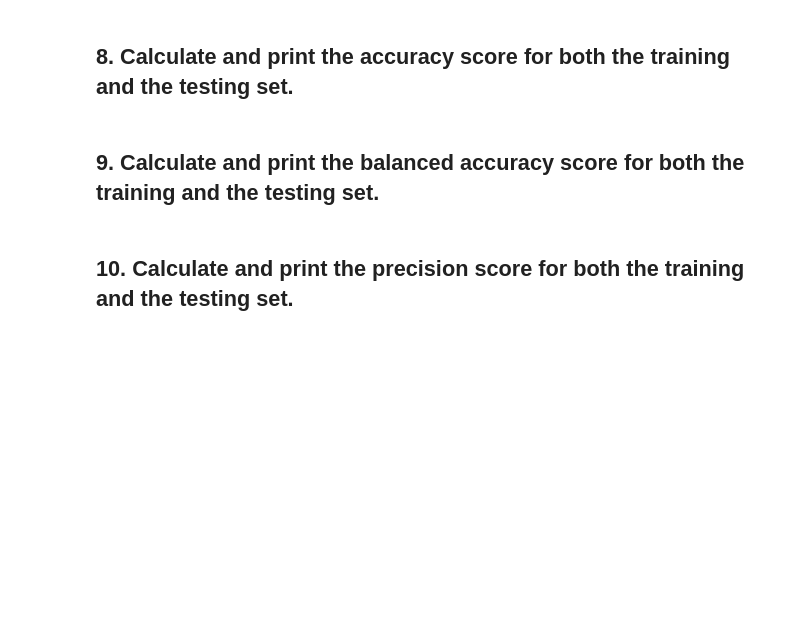
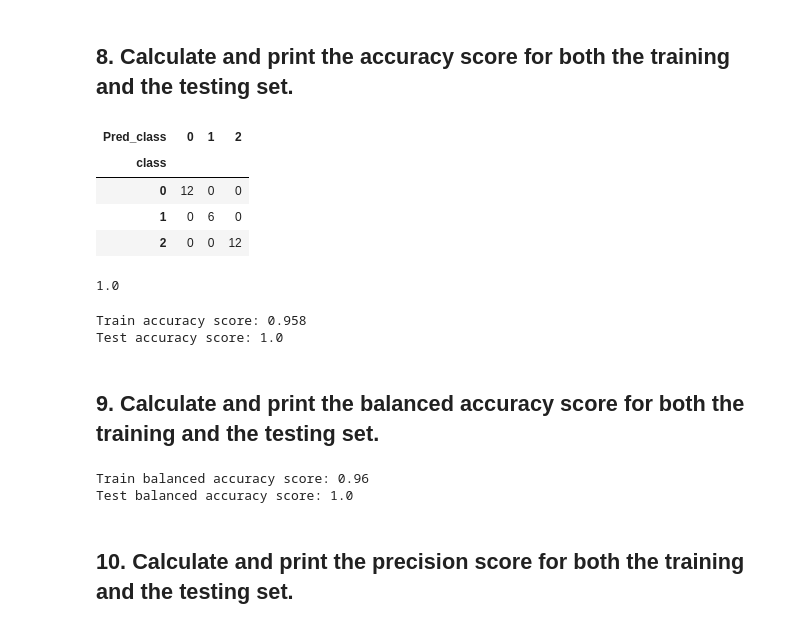
Before and after one commit to Ironhack-Data-Madrid-Marzo-2021/lab-supervised-model-evaluation, a Jupyter notebook: your-code/main.ipynb, the cells around one changed output. Drawn from its saved outputs; the diff is of its cells as text; code cells hidden in the pictures; blank space fills up the shorter version.

```diff
--- a/your-code/main.ipynb
+++ b/your-code/main.ipynb
@@ -71,2 +172,20 @@ The `class` field represents the type of flower and is the target variable that
+# %%
+pd.crosstab(data_test["class"], data_test["Pred_class"])
+# %% [output]
+| Pred_class | 0 | 1 | 2 |
+| class |  |  |  |
+| 0 | 12 | 0 | 0 |
+| 1 | 0 | 6 | 0 |
+| 2 | 0 | 0 | 12 |
+# %%
+accuracy_score(y_true = data_test["class"],y_pred = data_test["Pred_class"]).round(3)
+# %% [output]
+1.0
+# %%
+print(f"Train accuracy score: {accuracy_score(y_true = data_train['class'],y_pred = data_train['Pred_class']).round(3)}")
+print(f"Test accuracy score: {accuracy_score(y_true = data_test['class'],y_pred = data_test['Pred_class']).round(3)}")
+# %% [output]
+Train accuracy score: 0.958
+Test accuracy score: 1.0
 # %% [markdown]
 ## 9. Calculate and print the balanced accuracy score for both the training and the testing set.
@@ -73,2 +194,8 @@ The `class` field represents the type of flower and is the target variable that
+# %%
+print(f"Train balanced accuracy score: {balanced_accuracy_score(y_true = data_train['class'],y_pred = data_train['Pred_class']).round(3)}")
+print(f"Test balanced accuracy score: {balanced_accuracy_score(y_true = data_test['class'],y_pred = data_test['Pred_class']).round(3)}")
+# %% [output]
+Train balanced accuracy score: 0.96
+Test balanced accuracy score: 1.0
 # %% [markdown]
 ## 10. Calculate and print the precision score for both the training and the testing set.
```
Also changed, not shown: parts of 40 cells of this notebook.
